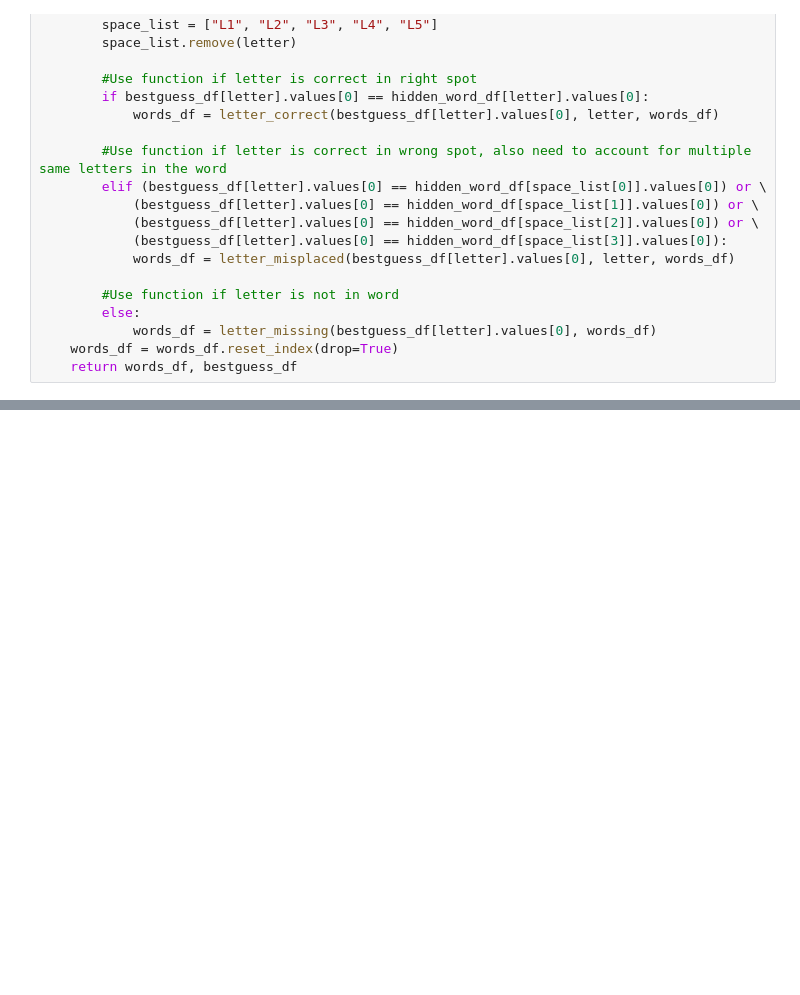
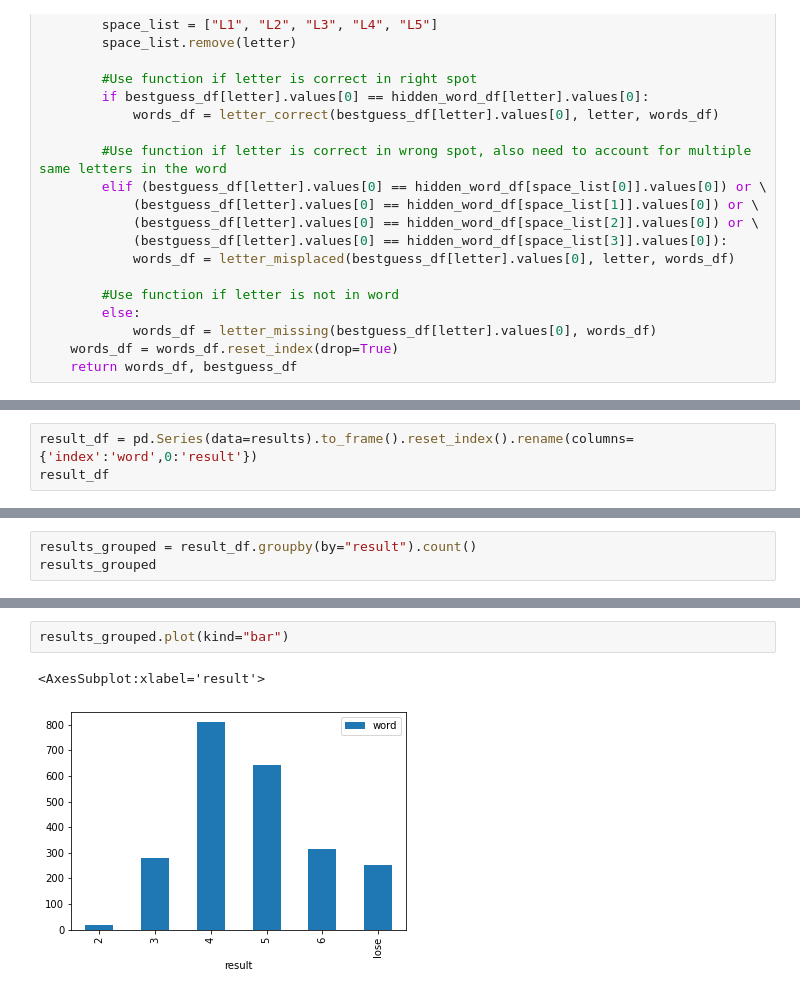
Before and after one commit to Natheirean/Wordle_Solver, a Jupyter notebook: wordle_app.ipynb, the cells around one changed output, grey strips where cells are left out. Saved outputs shown, nothing was run; the diff lists cells and outputs as text; blank space fills up the shorter version.

```diff
--- a/wordle_app.ipynb
+++ b/wordle_app.ipynb
@@ -137,0 +167,3 @@ KeyboardInterrupt:
+# %%
+result_df = pd.Series(data=results).to_frame().reset_index().rename(columns={'index':'word',0:'result'})
+result_df
@@ -137,0 +184,3 @@ KeyboardInterrupt:
+# %%
+results_grouped = result_df.groupby(by="result").count()
+results_grouped
@@ -137,0 +196,5 @@ KeyboardInterrupt:
+# %%
+results_grouped.plot(kind="bar")
+# %% [output]
+<AxesSubplot:xlabel='result'>
+[figure, added]
```
Also changed, not shown: parts of 4 cells of this notebook, 2 other files.
